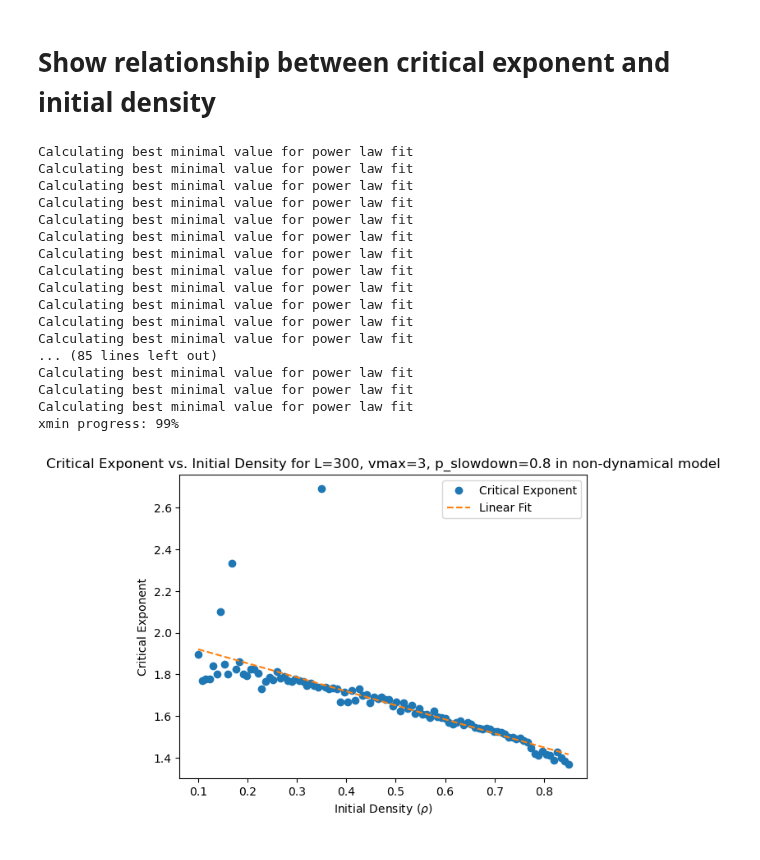
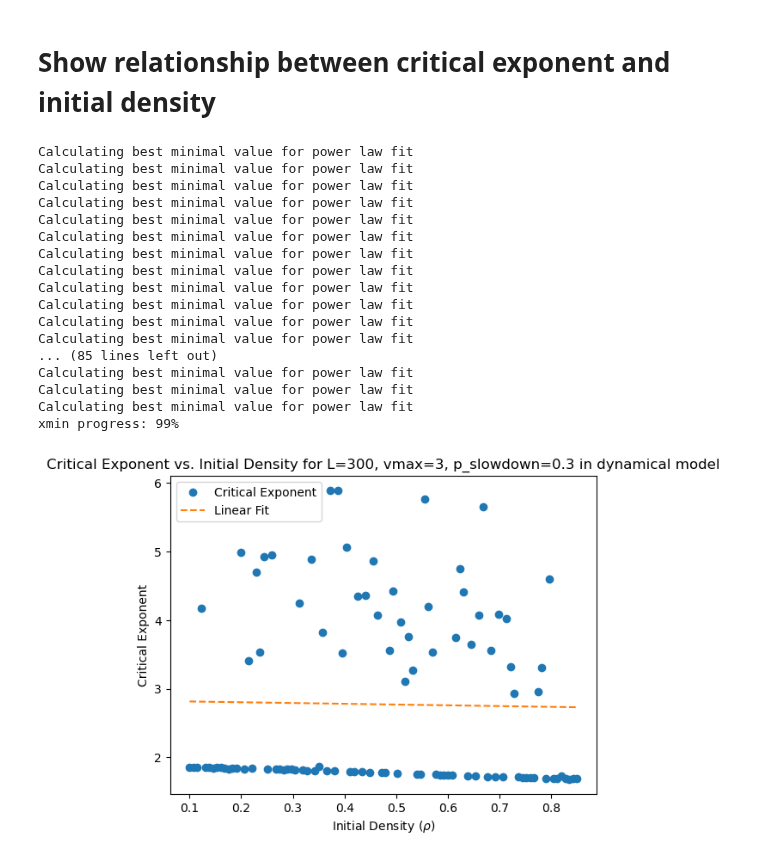
Before and after one commit to ThomasTenDamme/CSS-Group1, a Jupyter notebook: caros_notebook.ipynb, the cells around one changed output. Saved outputs shown, nothing was run; the diff lists cells and outputs as text; code cells hidden in the pictures.

```diff
--- a/caros_notebook.ipynb
+++ b/caros_notebook.ipynb
@@ -398,17 +358,17 @@ Counter({2: 3759, 3: 1778, 4: 1041, 5: 726, 6: 516, 7: 431, 9: 300, 8: 297, 11:
 import sys
 sys.setrecursionlimit(10000)
 
-p = 0.6 #0.24137931034482757
+p = 0.22068965517241382
 L = 300
 T = int(L/2)
 n = 10
 
 # NaSch parameters
-p_slowdown = 0 #0.3157894736842105
-v_max = 1 #3
+p_slowdown = 0
+v_max = 1
 
 # Dynamic parameters
-neighbourhood_size = 3
+neighbourhood_size = 10
 entry_chance = 0.01
 exit_chance = 0.01
 
@@ -426,21 +386,3 @@ lifespan_counter, jam_size_counter, evolutions = run_model_stochastic(p, L, T, n
 
 def power(x,b):
     return x**(-b)
-
-result, exponent = analyze_powerlaw_distribution(list(jam_size_counter.elements()))
-print(result) #print result of power law test
-print(exponent)
-esult_lifespan_test = analyze_powerlaw_distribution(list(lifespan_counter.elements()))
-print(result_lifespan_test) #print result of power law test
-print(lifespan_counter)
-
-plt.loglog(range(1, int(max(jam_size_counter.keys()))), [jam_size_counter[i] for i in range(1, int(max(jam_size_counter.keys())))], 'o', markerfacecolor='none', markeredgecolor='red', markersize=4)
-#plt.loglog(range(1, int(max(lifespan_counter.keys()))), [lifespan_counter[i] for i in range(1, int(max(lifespan_counter.keys())))], 'o', color='black', markersize=8)
-#line to plot the critical exponent line in the plot
-#plt.loglog(range(1, int(max(jam_size_counter.keys()))), power(range(1, int(max(jam_size_counter.keys()))), exponent), '--')
-plt.legend(['Jam size distribution', 'Jam lifespan distribution'])
-plt.title(f'$\\rho$=0.6, v_max=1, p_slowdown=0, $\\tau$={exponent}')
-plt.xlabel('Jam size and lifespan')
-plt.ylabel('Frequency')
-plt.suptitle('Jam size and lifespan distributions for L=300')
-plt.show()
@@ -559,9 +475,12 @@ sys.setrecursionlimit(50000)
 
 # A power-law distribution for a given initial density
 def analyze_critical_exponent_for_density(p, L, T, n_repetitions, v_max, p_slowdown, triangular, dynamic_model, neighbourhood_size, entry_chance, exit_chance):
+    """Function that saves the critical exponent for a initial density."""
+
+    # Nasch model
     lifespan_counter, jam_counter = run_model_stochastic(p, L, T, n_repetitions, v_max, p_slowdown, triangular, return_evolutions=False, dynamic_model=dynamic_model, neighbourhood_size=neighbourhood_size, entry_chance=entry_chance, exit_chance=exit_chance)
 
-    # Analyze power-law distribution
+    # Previous defined analyze_powerlaw_distribution function
     result, exponent = analyze_powerlaw_distribution(list(jam_counter.elements()))
 
     return p, exponent
@@ -569,16 +488,16 @@ def analyze_critical_exponent_for_density(p, L, T, n_repetitions, v_max, p_slowd
 # Parameters
 L = 300
 T = int(L/2)
-n_repetitions = 10
+n_repetitions = 50
 v_max = 3
-p_slowdown = 0.8
+p_slowdown = 0.3
 triangular = False
-dynamic_model = False
+dynamic_model = True
 neighbourhood_size = 10
 entry_chance = 0.01
 exit_chance = 0.01
 
-# Initial Densities to Test
+# Initial Densities
 initial_densities = np.linspace(0.1, 0.85, 100)
 
 # Collect Results
@@ -590,32 +509,32 @@ densities, exponents = zip(*results)
 # Visualize Results
 # Perform linear regression
 fit_params = np.polyfit(densities, exponents, 1)
 fit_line = np.polyval(fit_params, densities)
 
 # Visualize Results
 plt.plot(densities, exponents, 'o', label='Critical Exponent')
 plt.plot(densities, fit_line, '--', label='Linear Fit')
 plt.xlabel('Initial Density ($\\rho$)')
 plt.ylabel('Critical Exponent')
-plt.title(f'Critical Exponent vs. Initial Density for L={L}, vmax={v_max}, p_slowdown={p_slowdown} in non-dynamical model')
+plt.title(f'Critical Exponent vs. Initial Density for L={L}, vmax={v_max}, p_slowdown={p_slowdown} in dynamical model')
 plt.legend()
 plt.show()
 # %% [output]
 Calculating best minimal value for power law fit
 Calculating best minimal value for power law fit
 Calculating best minimal value for power law fit
 Calculating best minimal value for power law fit
 Calculating best minimal value for power law fit
 Calculating best minimal value for power law fit
 Calculating best minimal value for power law fit
 Calculating best minimal value for power law fit
 Calculating best minimal value for power law fit
 Calculating best minimal value for power law fit
 Calculating best minimal value for power law fit
 Calculating best minimal value for power law fit
 ... (85 lines left out)
 Calculating best minimal value for power law fit
 Calculating best minimal value for power law fit
 Calculating best minimal value for power law fit
 xmin progress: 99%
-[figure, old version]
+[figure, new version]
```
Also changed, not shown: parts of 13 cells of this notebook, 3 other files.
